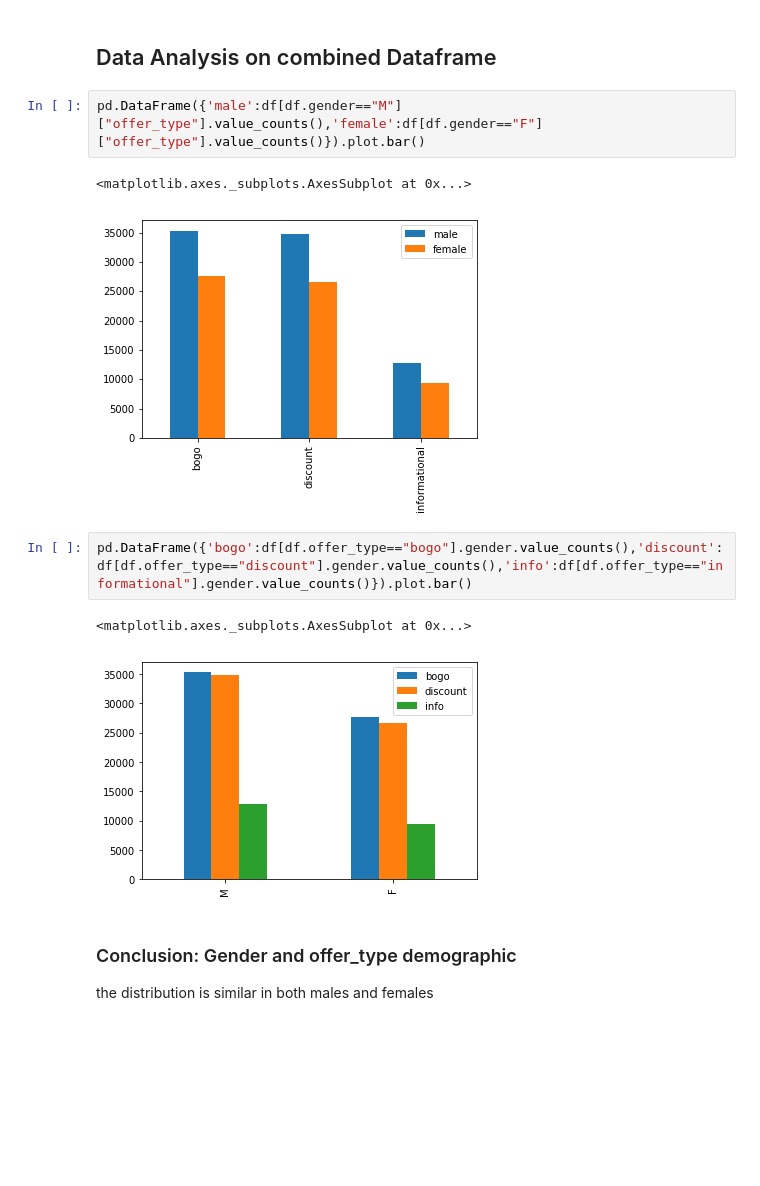
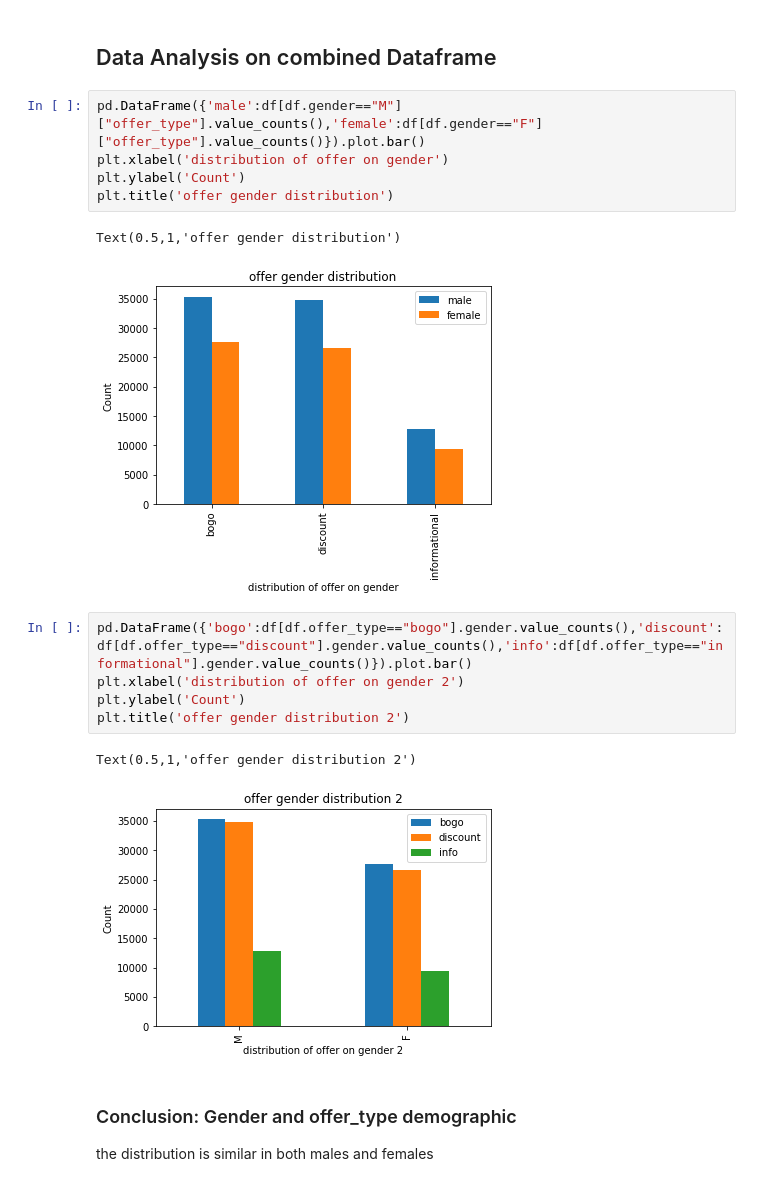
Before and after one commit to weihong15/starbucks_capstone_project, a Jupyter notebook: Starbucks_Capstone_notebook.ipynb, the cells around one changed output. Drawn from its saved outputs; the diff is of its cells as text; blank space fills up the shorter version.

```diff
--- a/Starbucks_Capstone_notebook.ipynb
+++ b/Starbucks_Capstone_notebook.ipynb
@@ -488,14 +490,20 @@ df.head()
 ## Data Analysis on combined Dataframe
 # %%
 pd.DataFrame({'male':df[df.gender=="M"]["offer_type"].value_counts(),'female':df[df.gender=="F"]["offer_type"].value_counts()}).plot.bar()
+plt.xlabel('distribution of offer on gender')
+plt.ylabel('Count')
+plt.title('offer gender distribution')
 # %% [output]
-<matplotlib.axes._subplots.AxesSubplot at 0x...>
+Text(0.5,1,'offer gender distribution')
-[figure, old version]
+[figure, new version]
 # %%
 pd.DataFrame({'bogo':df[df.offer_type=="bogo"].gender.value_counts(),'discount':df[df.offer_type=="discount"].gender.value_counts(),'info':df[df.offer_type=="informational"].gender.value_counts()}).plot.bar()
+plt.xlabel('distribution of offer on gender 2')
+plt.ylabel('Count')
+plt.title('offer gender distribution 2')
 # %% [output]
-<matplotlib.axes._subplots.AxesSubplot at 0x...>
+Text(0.5,1,'offer gender distribution 2')
-[figure, old version]
+[figure, new version]
 # %% [markdown]
 ### Conclusion: Gender and offer_type demographic
 the distribution is similar in both males and females
```
Also changed, not shown: parts of 15 cells of this notebook, 1 other file.
